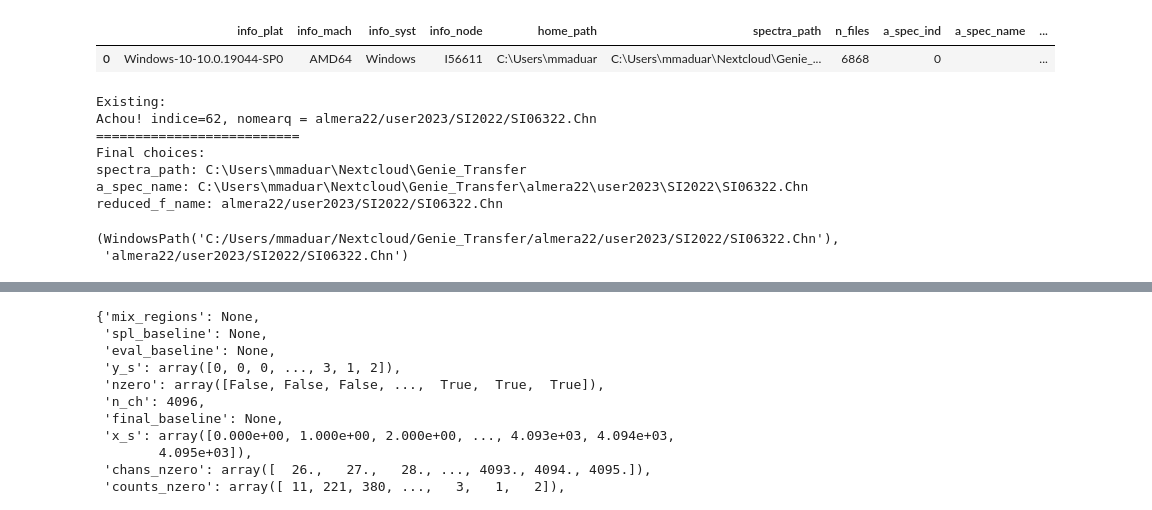
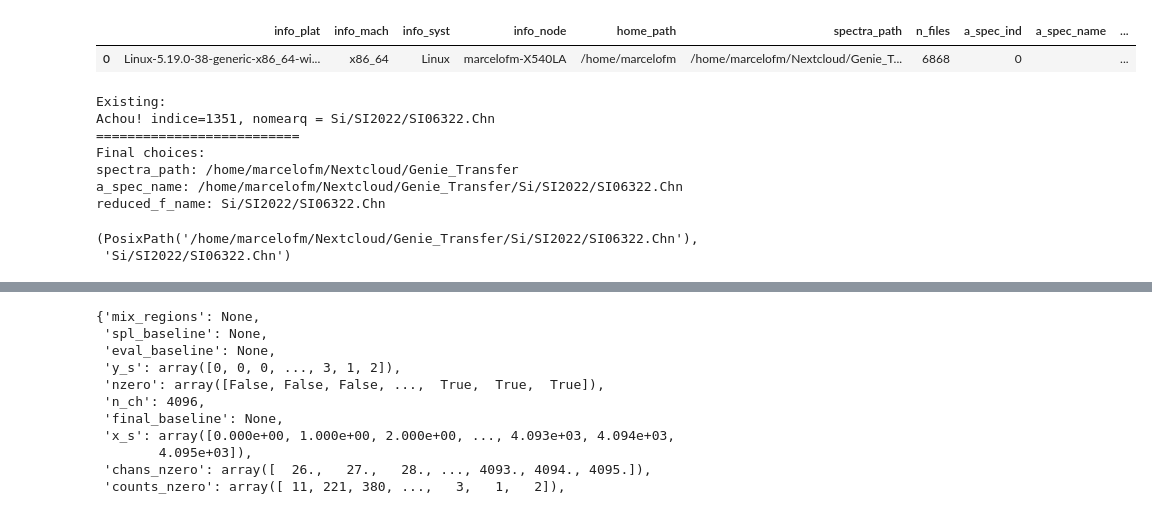
Before and after one commit to terrabela/OGRaySpY, a Jupyter notebook: src/read_and_save_spec_wo_analysis.ipynb, the cells around one changed output, grey strips where cells are left out. Drawn from its saved outputs; the diff is of its cells as text; code cells hidden in the pictures.

```diff
--- a/src/read_and_save_spec_wo_analysis.ipynb
+++ b/src/read_and_save_spec_wo_analysis.ipynb
@@ -45,0 +66,8 @@ a_pattern = 'SI06322.Chn'
+# %%
+ogra = Ograyspy(batch_mode=False, folder_to_find='Genie_Transfer')
+print('Objeto ogra: Ograyspy criado.')
+print(f'ogra.info_plat: {ogra.info_plat}')
+print(f'ogra.info_mach: {ogra.info_mach}')
+print(f'ogra.info_syst: {ogra.info_syst}')
+print(f'ogra.info_node: {ogra.info_node}')
+print(f'ogra.home_path: {ogra.home_path}')
@@ -46,11 +84,10 @@ a_pattern = 'SI06322.Chn'
 # %%
 # Select a machine/system to read from:
-spectra_list_df = pd.read_pickle('WindowsI56611.pkl')
-# spectra_list_df = pd.read_pickle('Linuxmmaduar-net13.pkl')
+spectra_list_df = pd.read_pickle(ogra.pkl_folder_files)
 spectra_list_df
 # %% [output]
 |  | info_plat | info_mach | info_syst | info_node | home_path | spectra_path | n_files | a_spec_ind | a_spec_name | ... |
-| 0 | Windows-10-10.0.19044-SP0 | AMD64 | Windows | I56611 | C:\Users\mmaduar | C:\Users\mmaduar\Nextcloud\Genie_... | 6868 | 0 |  | ... |
+| 0 | Linux-5.19.0-38-generic-x86_64-wi... | x86_64 | Linux | marcelofm-X540LA | /home/marcelofm | /home/marcelofm/Nextcloud/Genie_T... | 6868 | 0 |  | ... |
 # %%
 reduc_nms = spectra_list_df.reduced_names_files_list[0]
 fil_lst = spectra_list_df.files_list[0]
@@ -59,16 +96,16 @@ spc_pth = spectra_list_df.spectra_path[0]
 a_spec_name, reduced_f_name = select_spectrum_from_folder_list(reduc_nms, fil_lst, spc_pth, a_pattern)
 # %% [output]
 Existing:
-Achou! indice=62, nomearq = almera22/user2023/SI2022/SI06322.Chn
+Achou! indice=1351, nomearq = Si/SI2022/SI06322.Chn
 ==========================
 Final choices:
-spectra_path: C:\Users\mmaduar\Nextcloud\Genie_Transfer
-a_spec_name: C:\Users\mmaduar\Nextcloud\Genie_Transfer\almera22\user2023\SI2022\SI06322.Chn
-reduced_f_name: almera22/user2023/SI2022/SI06322.Chn
+spectra_path: /home/marcelofm/Nextcloud/Genie_Transfer
+a_spec_name: /home/marcelofm/Nextcloud/Genie_Transfer/Si/SI2022/SI06322.Chn
+reduced_f_name: Si/SI2022/SI06322.Chn
 # %%
 a_spec_name, reduced_f_name
 # %% [output]
-(WindowsPath('C:/Users/mmaduar/Nextcloud/Genie_Transfer/almera22/user2023/SI2022/SI06322.Chn'),
- 'almera22/user2023/SI2022/SI06322.Chn')
+(PosixPath('/home/marcelofm/Nextcloud/Genie_Transfer/Si/SI2022/SI06322.Chn'),
+ 'Si/SI2022/SI06322.Chn')
 # %%
 a_spec = Spec(a_spec_name, reduced_f_name)
```
Also changed, not shown: parts of 6 cells of this notebook, 3 other files.
